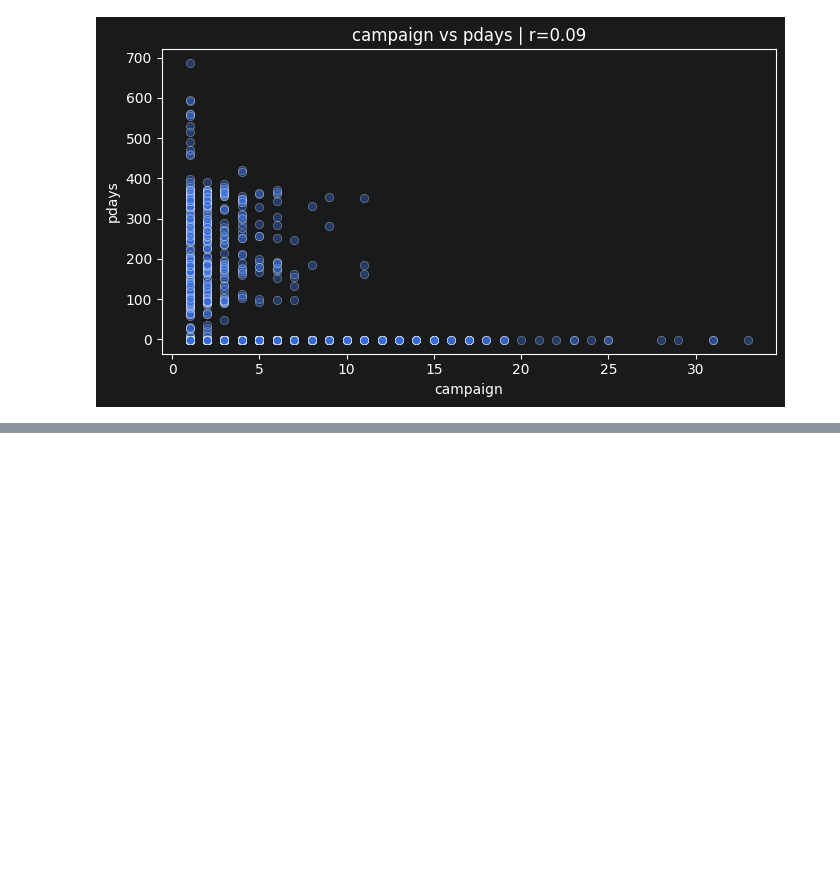
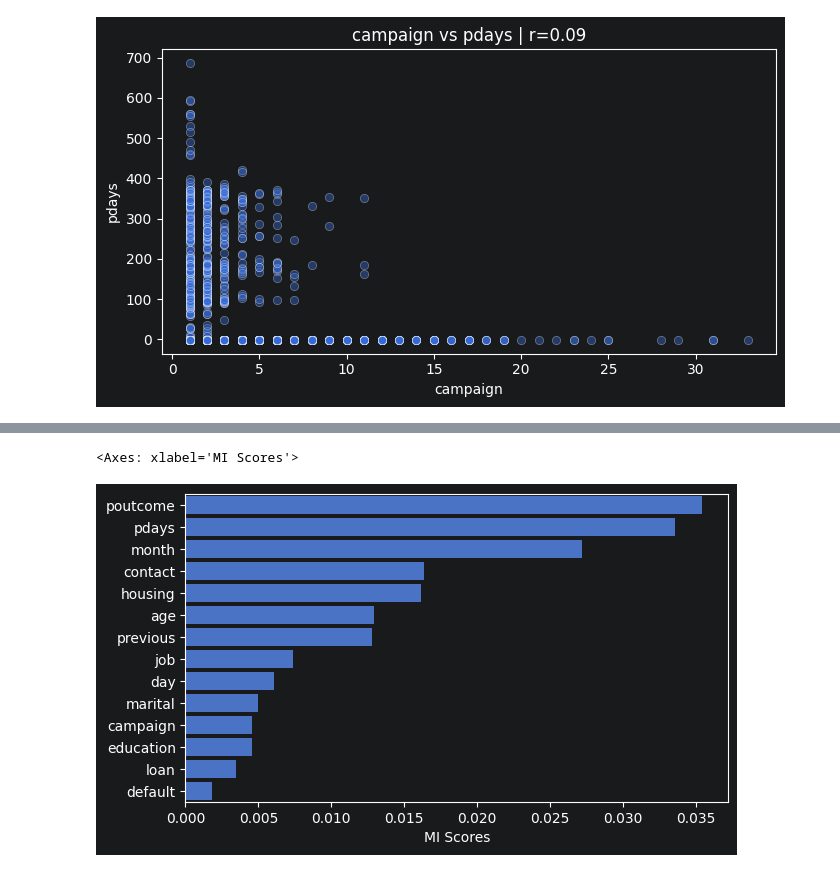
Before and after one commit to BarbieKenn/catboost-ml, a Jupyter notebook: notebooks/02_eda.ipynb, the cells around one changed output, grey strips where cells are left out. Saved outputs shown, nothing was run; the diff lists cells and outputs as text; code cells hidden in the pictures; blank space fills up the shorter version.

```diff
--- a/notebooks/02_eda.ipynb
+++ b/notebooks/02_eda.ipynb
@@ -299,0 +298,24 @@ for (col1, col2), corr_value in pairs.items():
+# %%
+X = df.copy().drop(columns=["balance"])
+y = X.pop('y')
+encoder = OrdinalEncoder(
+    handle_unknown="use_encoded_value",
+    unknown_value=-1,
+    dtype=int,
+)
+X_encoded = X.copy()
+cols_to_encode = X.select_dtypes(
+    include=['object', 'category', 'string']
+).columns.tolist()
+
+X_encoded[cols_to_encode] = encoder.fit_transform(X_encoded[cols_to_encode])
+discrete_features = X.dtypes == int
+# %%
+def make_mi_scores(X, y, discrete_features):
+    mi_scores = mutual_info_classif(X, y, discrete_features=discrete_features)
+    mi_scores = pd.Series(mi_scores, name="MI Scores", index=X.columns)
+    mi_scores = mi_scores.sort_values(ascending=False)
+    return mi_scores
+# %%
+mi_scores = make_mi_scores(X_encoded, y, discrete_features)
+mi_scores
@@ -299,0 +338,6 @@ for (col1, col2), corr_value in pairs.items():
+# %%
+plt.figure(figsize=(7, 4))
+sns.barplot(data=mi_scores, orient="h")
+# %% [output]
+<Axes: xlabel='MI Scores'>
+[figure, added]
```
Also changed, not shown: parts of 10 cells of this notebook.
